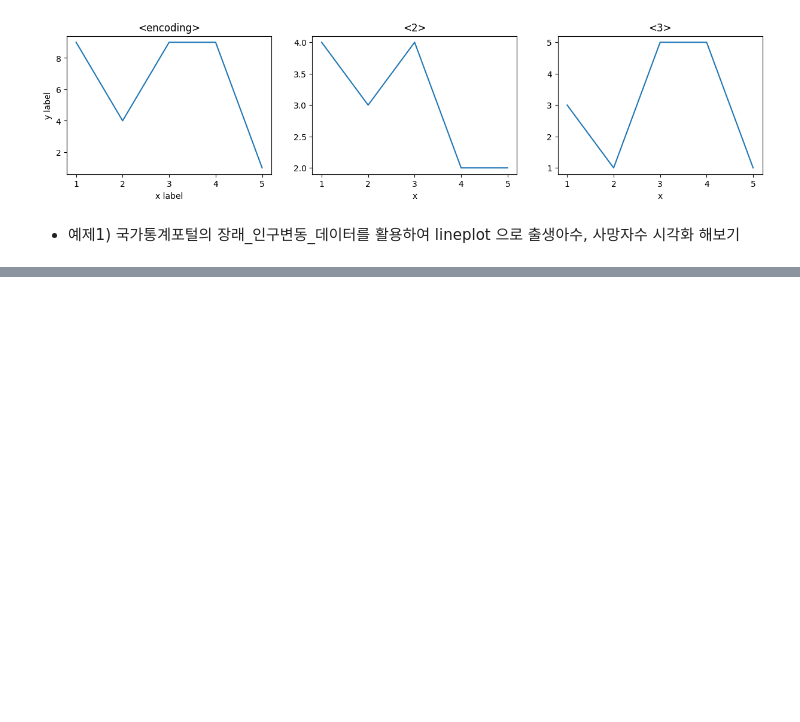
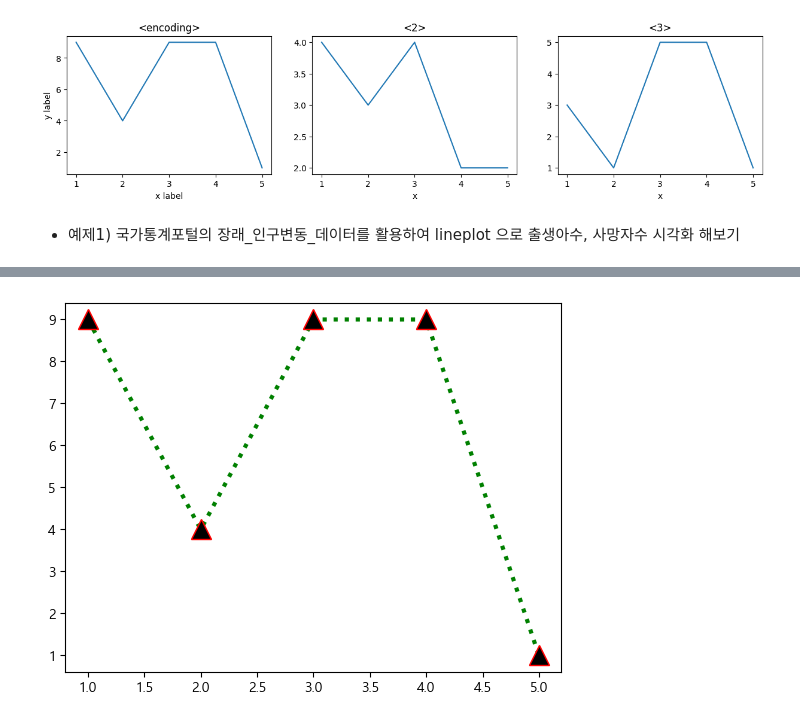
Before and after one commit to sentimentalhoon/MyPython, a Jupyter notebook: python_lib/ex_06_matplotlib.ipynb, the cells around one changed output, grey strips where cells are left out. Cells and saved outputs as stored; diff of their text form; code cells hidden in the pictures; blank space fills up the shorter version.

```diff
--- a/python_lib/ex_06_matplotlib.ipynb
+++ b/python_lib/ex_06_matplotlib.ipynb
@@ -90,0 +107,13 @@ plt.show()
+# %%
+# 배열 생성하여 데이터 준비
+
+x = np.arange(1, 6)
+
+np.random.seed(3)
+
+y = np.random.randint(1, 10, size=5)
+
+plt.plot(x, y, marker='^', markersize=15, color='g', linestyle=':', linewidth='3', mec='r', mfc='k')
+plt.show()
+# %% [output]
+[figure, added]
```
Also changed, not shown: parts of 24 cells of this notebook, 7 other files.
